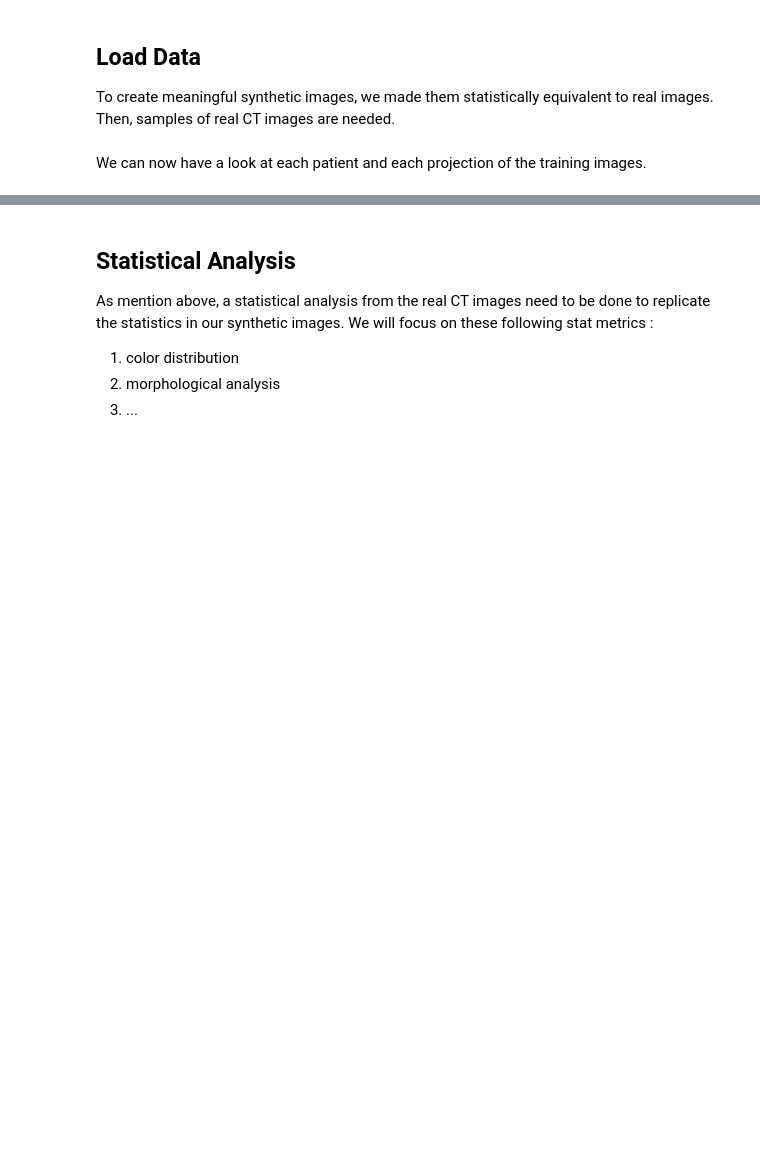
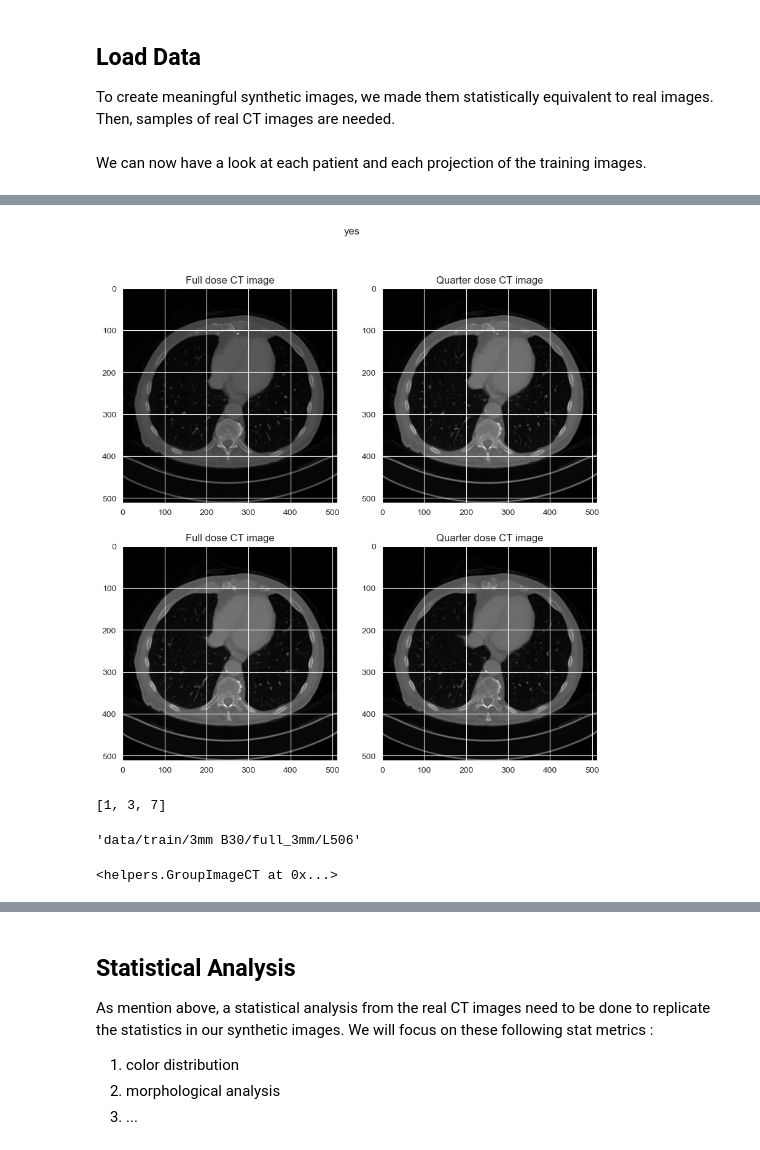
Before and after one commit to paulo-03/research_project_master, a Jupyter notebook: local_files/synthetic_images.ipynb, the cells around one changed output, grey strips where cells are left out. Saved outputs shown, nothing was run; the diff lists cells and outputs as text; code cells hidden in the pictures; blank space fills up the shorter version.

```diff
--- a/local_files/synthetic_images.ipynb
+++ b/local_files/synthetic_images.ipynb
@@ -53,0 +51,41 @@ plt.show()
+# %%
+low = 0
+up = 2
+image_display = up - low
+
+idxs = range(low, up)  # select one of the 600 projection of patient L506
+
+fig, axs = plt.subplots(image_display, 2, figsize=(10, 5 * image_display))
+fig.suptitle('yes')
+for idx, image in enumerate(idxs):
+    axs[idx][0].imshow(l506_fd[image * 2], cmap='grey')
+    axs[idx][0].set_title('Full dose CT image')
+    axs[idx][1].imshow(l506_qd[image * 2 + 1], cmap='grey')
+    axs[idx][1].set_title('Quarter dose CT image')
+
+plt.show()
+# %% [output]
+[figure, added]
+# %%
+a = {'1mm B30': {'full': {'L109': [1, 3, 7],
+                          'L089': [4, 2, 7]},
+                 'quarter': {'L109': [1, 3, 7],
+                             'L089': [4, 2, 7]}},
+     '1mm D45': {'full': {'L109': [1, 3, 7],
+                          'L089': [4, 2, 7]},
+                 'quarter': {'L109': [1, 3, 7],
+                             'L089': [4, 2, 7]}}}
+
+a['1mm B30']['full']['L109']
+# %% [output]
+[1, 3, 7]
+# %%
+'/'.join([path_training, path_fd])
+# %% [output]
+'data/train/3mm B30/full_3mm/L506'
+# %%
+from helpers import GroupImageCT
+essai = GroupImageCT(path='data/train/3mm B30/full_3mm/L067')
+essai
+# %% [output]
+<helpers.GroupImageCT at 0x...>
```
Also changed, not shown: parts of 5 cells of this notebook, 1 other file.
